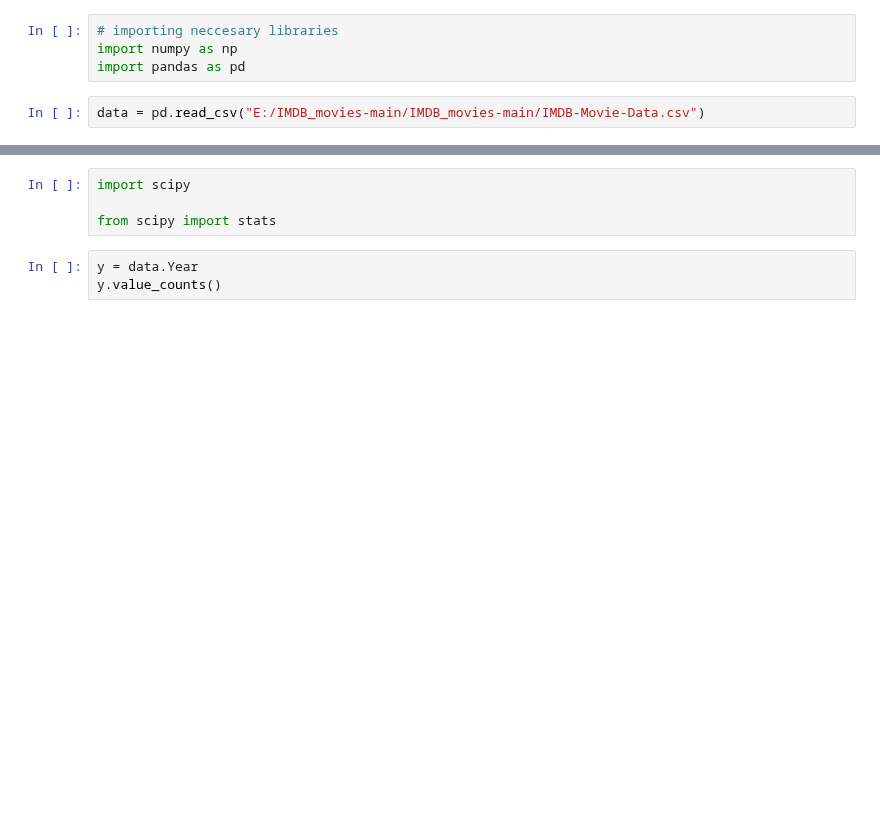
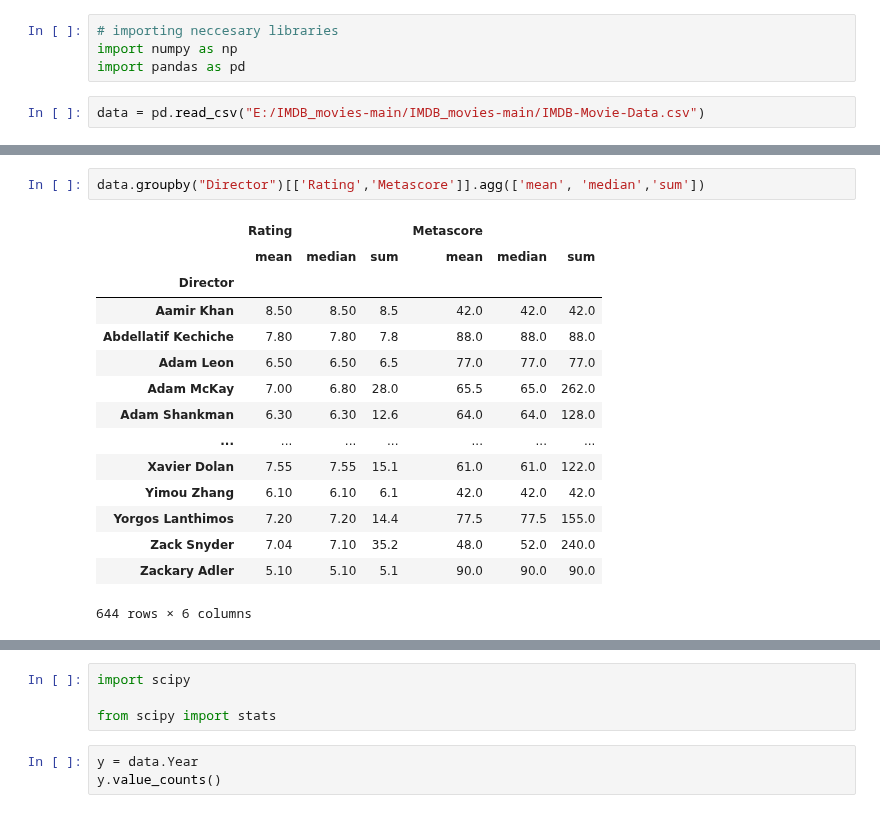
Before and after one commit to 960Subhamsingh/Data-Sciences, a Jupyter notebook: Scipy/scipy.ipynb, the cells around one changed output, grey strips where cells are left out. Drawn from its saved outputs; the diff is of its cells as text; blank space fills up the shorter version.

```diff
--- a/Scipy/scipy.ipynb
+++ b/Scipy/scipy.ipynb
@@ -17,0 +25,18 @@ data = pd.read_csv("E:/IMDB_movies-main/IMDB_movies-main/IMDB-Movie-Data.csv")
+# %%
+data.groupby("Director")[['Rating','Metascore']].agg(['mean', 'median','sum'])
+# %% [output]
+|  | Rating |  |  | Metascore |  |  |
+|  | mean | median | sum | mean | median | sum |
+| Director |  |  |  |  |  |  |
+| Aamir Khan | 8.50 | 8.50 | 8.5 | 42.0 | 42.0 | 42.0 |
+| Abdellatif Kechiche | 7.80 | 7.80 | 7.8 | 88.0 | 88.0 | 88.0 |
+| Adam Leon | 6.50 | 6.50 | 6.5 | 77.0 | 77.0 | 77.0 |
+| Adam McKay | 7.00 | 6.80 | 28.0 | 65.5 | 65.0 | 262.0 |
+| Adam Shankman | 6.30 | 6.30 | 12.6 | 64.0 | 64.0 | 128.0 |
+| ... | ... | ... | ... | ... | ... | ... |
+| Xavier Dolan | 7.55 | 7.55 | 15.1 | 61.0 | 61.0 | 122.0 |
+| Yimou Zhang | 6.10 | 6.10 | 6.1 | 42.0 | 42.0 | 42.0 |
+| Yorgos Lanthimos | 7.20 | 7.20 | 14.4 | 77.5 | 77.5 | 155.0 |
+| Zack Snyder | 7.04 | 7.10 | 35.2 | 48.0 | 52.0 | 240.0 |
+| Zackary Adler | 5.10 | 5.10 | 5.1 | 90.0 | 90.0 | 90.0 |
+644 rows × 6 columns
```
Also changed, not shown: parts of 7 cells of this notebook, 5 other files.
